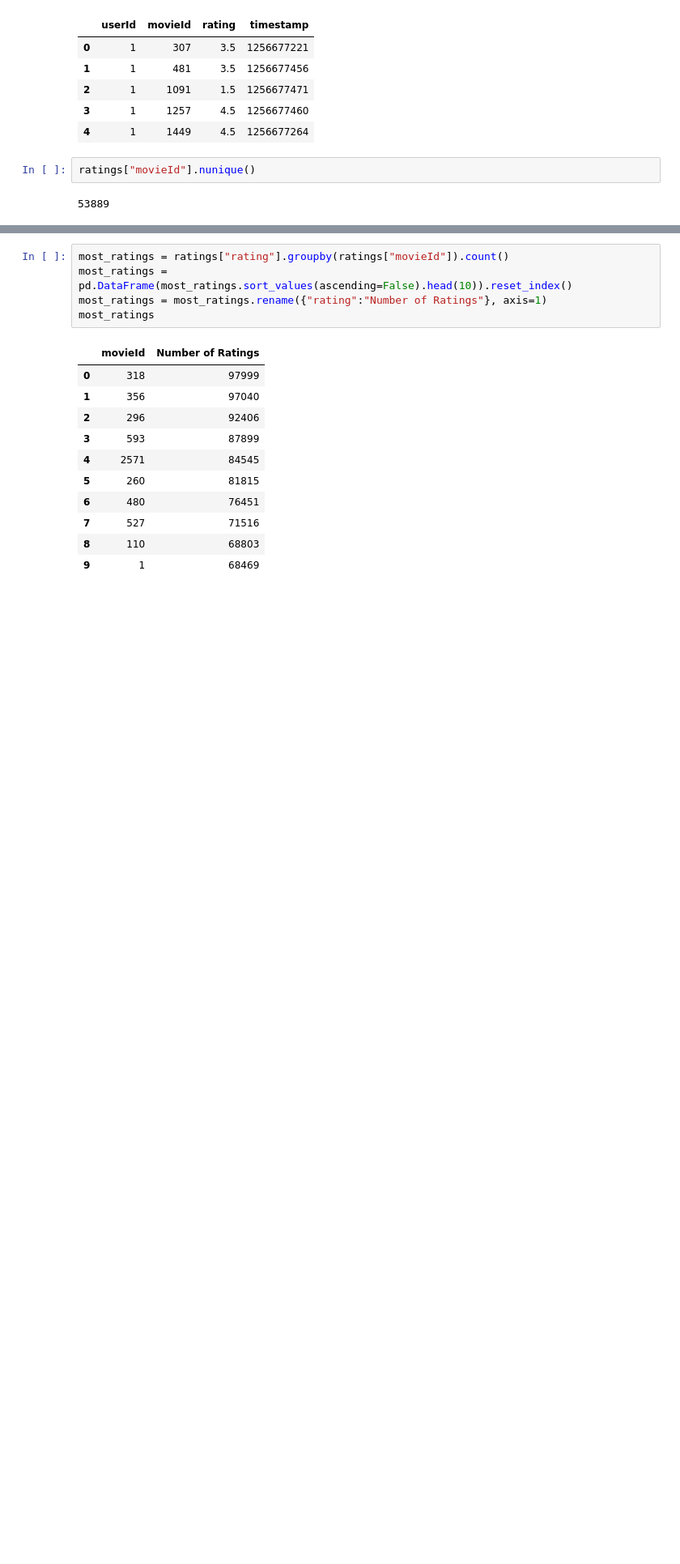
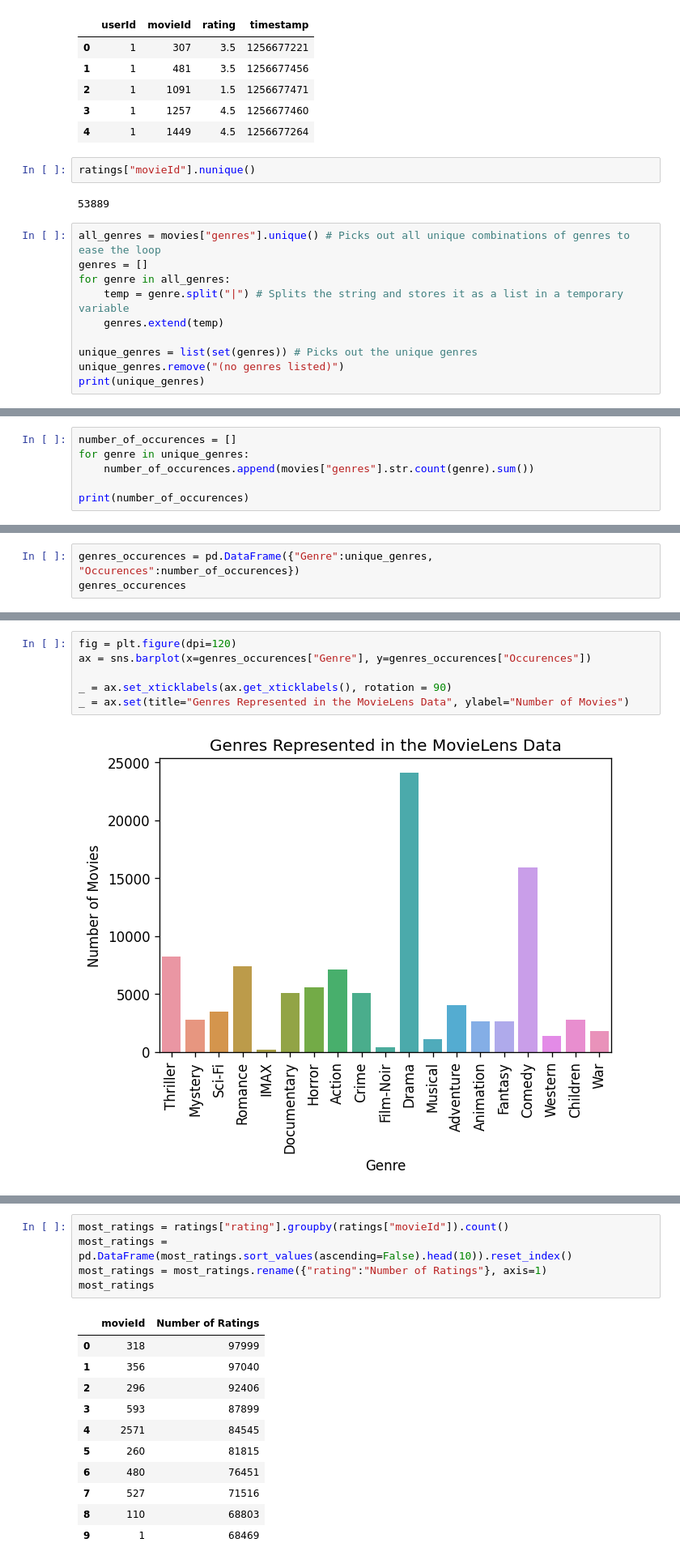
Before and after one commit to Anna-MariaSjolund/Machine-learning, a Jupyter notebook: labs/lab_movie_recommendations.ipynb, the cells around one changed output, grey strips where cells are left out. Shown at 81% size. Cells and saved outputs as stored; diff of their text form; blank space fills up the shorter version.

```diff
--- a/labs/lab_movie_recommendations.ipynb
+++ b/labs/lab_movie_recommendations.ipynb
@@ -27,3 +36,13 @@ ratings.head()
 ratings["movieId"].nunique()
 # %% [output]
 53889
+# %%
+all_genres = movies["genres"].unique() # Picks out all unique combinations of genres to ease the loop
+genres = []
+for genre in all_genres:
+    temp = genre.split("|") # Splits the string and stores it as a list in a temporary variable
+    genres.extend(temp)
+
+unique_genres = list(set(genres)) # Picks out the unique genres
+unique_genres.remove("(no genres listed)")
+print(unique_genres)
@@ -29,0 +51,6 @@ ratings["movieId"].nunique()
+# %%
+number_of_occurences = []
+for genre in unique_genres:
+    number_of_occurences.append(movies["genres"].str.count(genre).sum())
+
+print(number_of_occurences)
@@ -29,0 +59,3 @@ ratings["movieId"].nunique()
+# %%
+genres_occurences = pd.DataFrame({"Genre":unique_genres, "Occurences":number_of_occurences})
+genres_occurences
@@ -29,0 +80,8 @@ ratings["movieId"].nunique()
+# %%
+fig = plt.figure(dpi=120)
+ax = sns.barplot(x=genres_occurences["Genre"], y=genres_occurences["Occurences"])
+
+_ = ax.set_xticklabels(ax.get_xticklabels(), rotation = 90)
+_ = ax.set(title="Genres Represented in the MovieLens Data", ylabel="Number of Movies")
+# %% [output]
+[figure, added]
```
Also changed, not shown: parts of 21 cells of this notebook.
